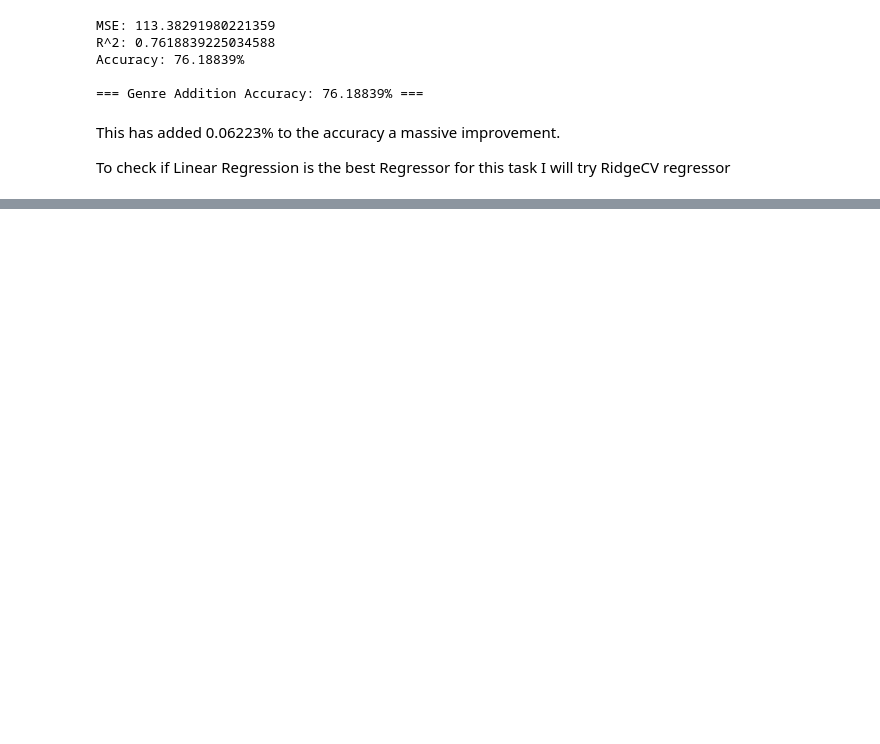
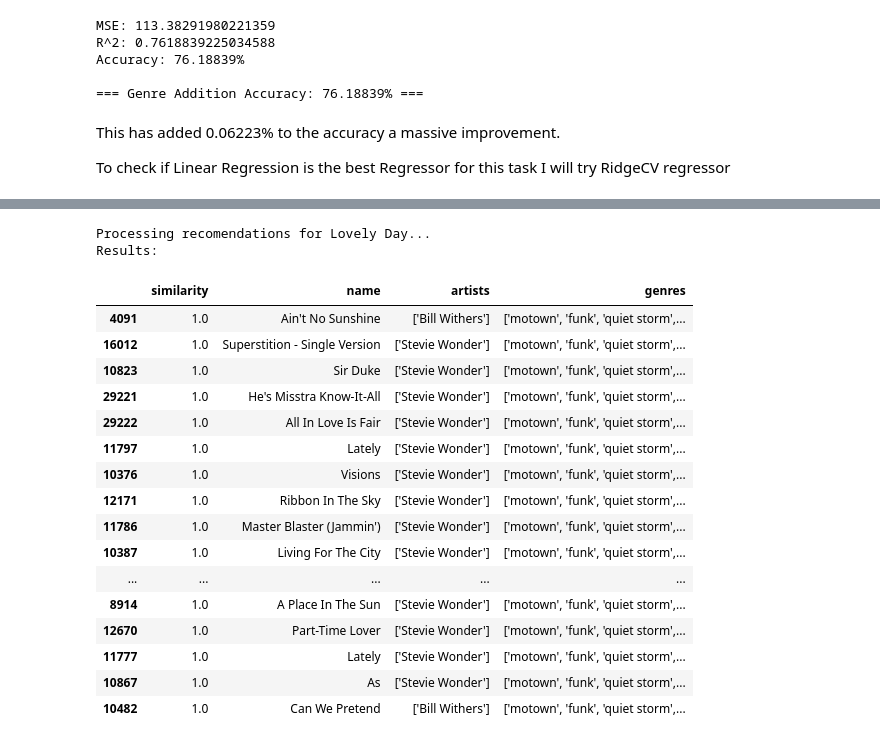
Before and after one commit to Calrizer/SpotifyExperiments, a Jupyter notebook: spotify.ipynb, the cells around one changed output, grey strips where cells are left out. Saved outputs shown, nothing was run; the diff lists cells and outputs as text; code cells hidden in the pictures; blank space fills up the shorter version.

```diff
--- a/spotify.ipynb
+++ b/spotify.ipynb
@@ -522,0 +808,22 @@ print(recommend(reccomendationDF, 'Santana'))
+# %%
+recommendSongs(recomendationDF, 'Lovely Day')
+# %% [output]
+Processing recomendations for Lovely Day...
+Results:
+|  | similarity | name | artists | genres |
+| 4091 | 1.0 | Ain't No Sunshine | ['Bill Withers'] | ['motown', 'funk', 'quiet storm',... |
+| 16012 | 1.0 | Superstition - Single Version | ['Stevie Wonder'] | ['motown', 'funk', 'quiet storm',... |
+| 10823 | 1.0 | Sir Duke | ['Stevie Wonder'] | ['motown', 'funk', 'quiet storm',... |
+| 29221 | 1.0 | He's Misstra Know-It-All | ['Stevie Wonder'] | ['motown', 'funk', 'quiet storm',... |
+| 29222 | 1.0 | All In Love Is Fair | ['Stevie Wonder'] | ['motown', 'funk', 'quiet storm',... |
+| 11797 | 1.0 | Lately | ['Stevie Wonder'] | ['motown', 'funk', 'quiet storm',... |
+| 10376 | 1.0 | Visions | ['Stevie Wonder'] | ['motown', 'funk', 'quiet storm',... |
+| 12171 | 1.0 | Ribbon In The Sky | ['Stevie Wonder'] | ['motown', 'funk', 'quiet storm',... |
+| 11786 | 1.0 | Master Blaster (Jammin') | ['Stevie Wonder'] | ['motown', 'funk', 'quiet storm',... |
+| 10387 | 1.0 | Living For The City | ['Stevie Wonder'] | ['motown', 'funk', 'quiet storm',... |
+| ... | ... | ... | ... | ... |
+| 8914 | 1.0 | A Place In The Sun | ['Stevie Wonder'] | ['motown', 'funk', 'quiet storm',... |
+| 12670 | 1.0 | Part-Time Lover | ['Stevie Wonder'] | ['motown', 'funk', 'quiet storm',... |
+| 11777 | 1.0 | Lately | ['Stevie Wonder'] | ['motown', 'funk', 'quiet storm',... |
+| 10867 | 1.0 | As | ['Stevie Wonder'] | ['motown', 'funk', 'quiet storm',... |
+| 10482 | 1.0 | Can We Pretend | ['Bill Withers'] | ['motown', 'funk', 'quiet storm',... |
```
Also changed, not shown: parts of 21 cells of this notebook.
